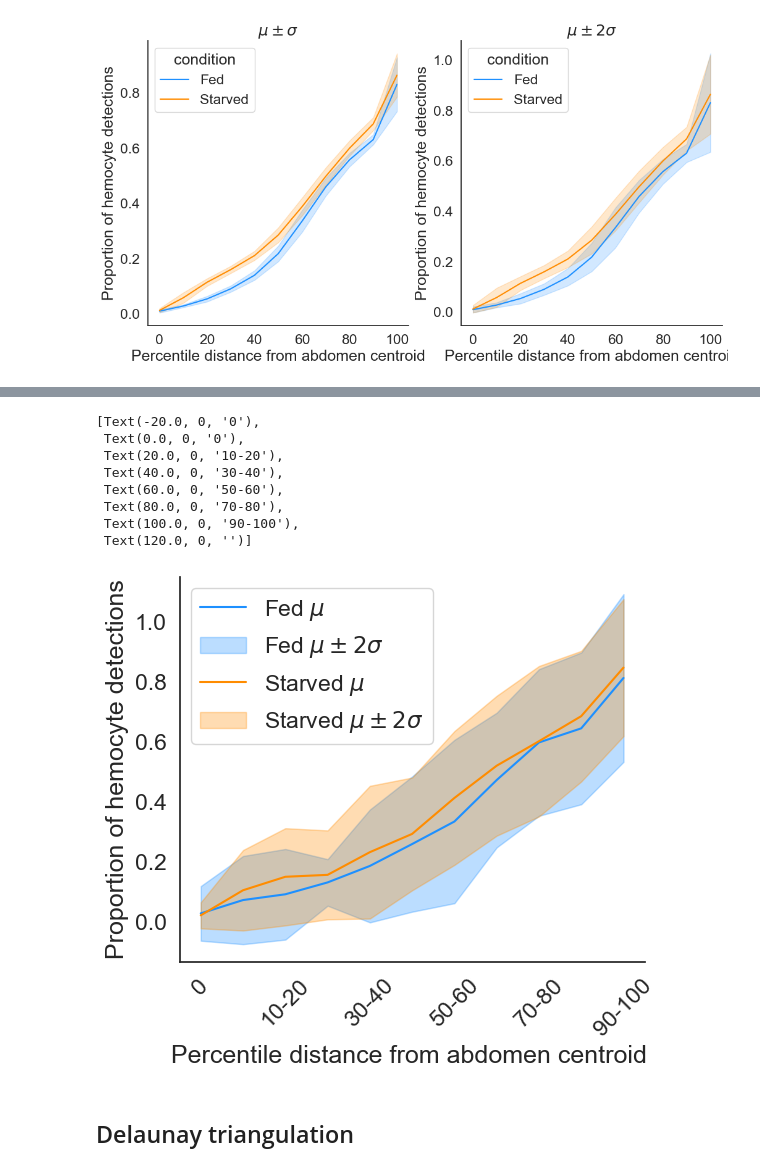
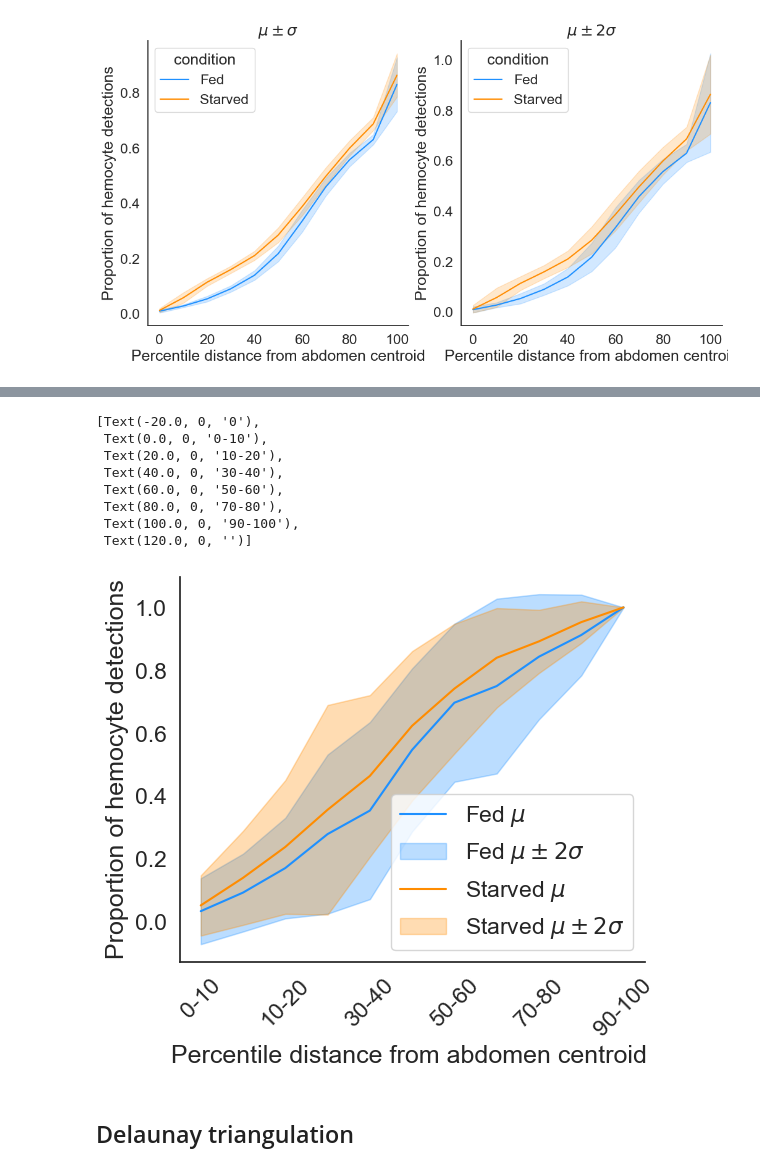
Before and after one commit to McCallLabBU/hemocyte_recruitment_image_quantification, a Jupyter notebook: code/exploratory_analysis_midsections.ipynb, the cells around one changed output, grey strips where cells are left out. Saved outputs shown, nothing was run; the diff lists cells and outputs as text; code cells hidden in the pictures.

Commit message:
max distance as max radii

```diff
--- a/code/exploratory_analysis_midsections.ipynb
+++ b/code/exploratory_analysis_midsections.ipynb
@@ -437,8 +437,18 @@ def get_hemcocyte_loc_percentile(centroid_distance, image_ID, hemocyte_measureme
     #hemocyte_at_percentile = percentileofscore(radiipercentile, centroid_distance)
 
     radiitenths = [radius*np.sqrt(i/10) for i in range(1,11)]
+    #print(radiitenths)
+    #print(centroid_distance)
     hemocyte_at_percentile = percentileofscore(radiitenths, centroid_distance)
+    #print(hemocyte_at_percentile)
+
     return(hemocyte_at_percentile)
+
+def get_hemcocyte_loc_percentile_maxdist(centroid_distance,image_ID,hemocyte_measurements):
+    max_centroid_distance = hemocyte_measurements[hemocyte_measurements['Image']==image_ID]['centroid_distances'].max()
+    split_distances = [max_centroid_distance*np.sqrt(i/10) for i in range(1,11)]
+    hemocyte_at_percentile = percentileofscore(split_distances, centroid_distance)
+    return(hemocyte_at_percentile)
 # %%
 hemocyte_coordinates['hemocyte_at_percentile_distance'] = hemocyte_coordinates.apply(lambda row:
                                                                             get_hemcocyte_loc_percentile(row['centroid_distances'],
@@ -446,6 +456,16 @@ hemocyte_coordinates['hemocyte_at_percentile_distance'] = hemocyte_coordinates.a
                                                                                                          hemocyte_coordinates,
                                                                                                          abdomen_coordinates),
                                                                                                          axis=1)
+
+hemocyte_coordinates['hemocyte_at_percentile_distance_maxdist'] = hemocyte_coordinates.apply(lambda row:
+                                                                            get_hemcocyte_loc_percentile_maxdist(row['centroid_distances'],
+                                                                                                         row['Image'],
+                                                                                                         hemocyte_coordinates
+                                                                                                         ),
+                                                                                                         axis=1)
+
+
+#hemocyte_coordinates['hemocyte_at_percentile_distance'].value_counts()
 # %%
 fig, ax = plt.subplots(1,2, figsize=(12,5))
 sns.ecdfplot(data=hemocyte_coordinates, x="hemocyte_at_percentile_distance",
@@ -531,9 +568,10 @@ sns.despine(right=True)
 # %%
 ### Keeping the replicates separate and getting ECDFs for each replicate.
+### Max radii is max hemocyte distance
 percentile_dist_persection_ecdfs_frames = list()
 
 for section in hemocyte_coordinates['Image'].unique():
-    percentile_dist_persection_ecdf = ECDF(hemocyte_coordinates[hemocyte_coordinates['Image']==section]['hemocyte_at_percentile_distance'])
+    percentile_dist_persection_ecdf = ECDF(hemocyte_coordinates[hemocyte_coordinates['Image']==section]['hemocyte_at_percentile_distance_maxdist'])
     #print(max(percentile_dist_persection_ecdf.y))
     #plt.plot(percentile_dist_persection_ecdf.x,percentile_dist_persection_ecdf.y)
     condition =  hemocyte_coordinates[hemocyte_coordinates['Image']==section]['condition'].unique()[0]
@@ -561,41 +599,37 @@ percentile_dist_persection_ecdfs_frames_df
 #percentile_dist_persection_ecdfs_frames_df['percentile_dist_cat'] = pd.cut(percentile_dist_persection_ecdfs_frames_df["percentile_distance"],
 #                                                bins=[-np.inf,0,10,20,30,40,50,60,70,80,90,99,100],
 #                                                labels=[0,10,20,30,40,50,60,70,80,90,99,100])
 
-distance_bins = {0:0, 10:'(0-10)', 20: '(10-20)', 30: '(20-30)', 40: '(30-40)', 50: '(40-50)',
-        60: '(50-60)', 70: '(60-70)',80: '(70-80)',90: '(80-90)',100: '(90-100)'}
-percentile_dist_persection_ecdfs_frames_df['distance_bins'] = percentile_dist_persection_ecdfs_frames_df['percentile_dist_cat'].map(distance_bins)
-
 percentile_dist_persection_ecdfs_frames_df_mean = percentile_dist_persection_ecdfs_frames_df[['condition','percentile_dist_cat','hemocyte_proportion']].groupby(['condition','percentile_dist_cat']).agg(['mean','std'])
 percentile_dist_persection_ecdfs_frames_df_mean = percentile_dist_persection_ecdfs_frames_df_mean.droplevel(0,axis=1).reset_index()
 percentile_dist_persection_ecdfs_frames_df_mean['mean+sd'] = percentile_dist_persection_ecdfs_frames_df_mean['mean']+2*percentile_dist_persection_ecdfs_frames_df_mean['std']
 percentile_dist_persection_ecdfs_frames_df_mean['mean-sd'] = percentile_dist_persection_ecdfs_frames_df_mean['mean']-2*percentile_dist_persection_ecdfs_frames_df_mean['std']
 
 
 fed = percentile_dist_persection_ecdfs_frames_df_mean[percentile_dist_persection_ecdfs_frames_df_mean['condition']=='Fed']
 starved = percentile_dist_persection_ecdfs_frames_df_mean[percentile_dist_persection_ecdfs_frames_df_mean['condition']=='Starved']
 
 fig,ax =plt.subplots(figsize=(6,5))
 ax.plot(fed['percentile_dist_cat'],fed['mean'],color="dodgerblue", label="Fed")
 ax.fill_between(fed['percentile_dist_cat'],fed['mean+sd'], fed['mean-sd'], color="dodgerblue", alpha=0.3)
 ax.plot(starved['percentile_dist_cat'],starved['mean'],color="darkorange", label="Starved")
 ax.fill_between(starved['percentile_dist_cat'],starved['mean+sd'], starved['mean-sd'], color="darkorange", alpha=0.3)
 ax.spines['right'].set_visible(False)
 ax.spines['top'].set_visible(False)
 ax.set_xlabel("Percentile distance from abdomen centroid ")
 ax.set_ylabel("Proportion of hemocyte detections")
-ax.legend(['Fed $\mu$','Fed $\mu \pm 2\sigma$' , 'Starved $\mu$','Starved $\mu \pm 2\sigma$'])
-ax.set_xticklabels([0,0,'10-20','30-40','50-60','70-80','90-100'],rotation=45)
+ax.legend(['Fed $\mu$','Fed $\mu \pm 2\sigma$' , 'Starved $\mu$','Starved $\mu \pm 2\sigma$'], bbox_to_anchor=(1,0), loc="lower right", )
+ax.set_xticklabels([0,'0-10','10-20','30-40','50-60','70-80','90-100'],rotation=45)
 # %% [output]
 [Text(-20.0, 0, '0'),
- Text(0.0, 0, '0'),
+ Text(0.0, 0, '0-10'),
  Text(20.0, 0, '10-20'),
  Text(40.0, 0, '30-40'),
  Text(60.0, 0, '50-60'),
  Text(80.0, 0, '70-80'),
  Text(100.0, 0, '90-100'),
  Text(120.0, 0, '')]
-[figure, old version]
+[figure, new version]
 # %% [markdown]
 ## Delaunay triangulation
 # %%
```
Also changed, not shown: parts of 3 cells of this notebook.
